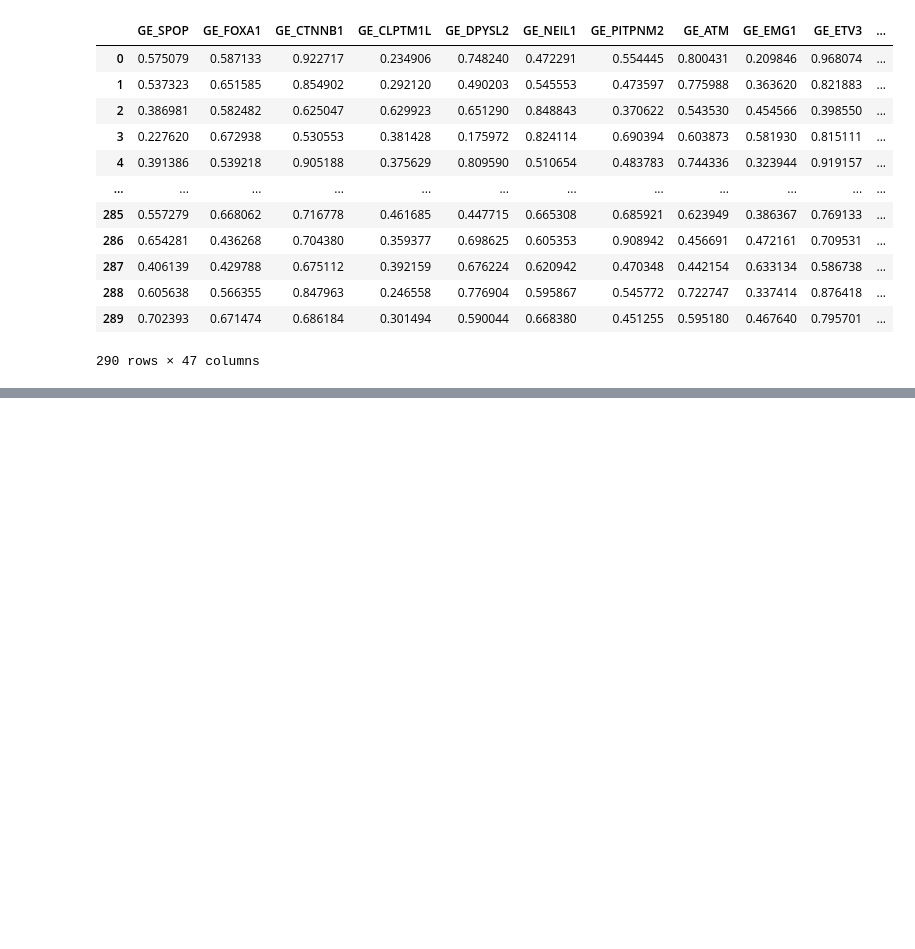
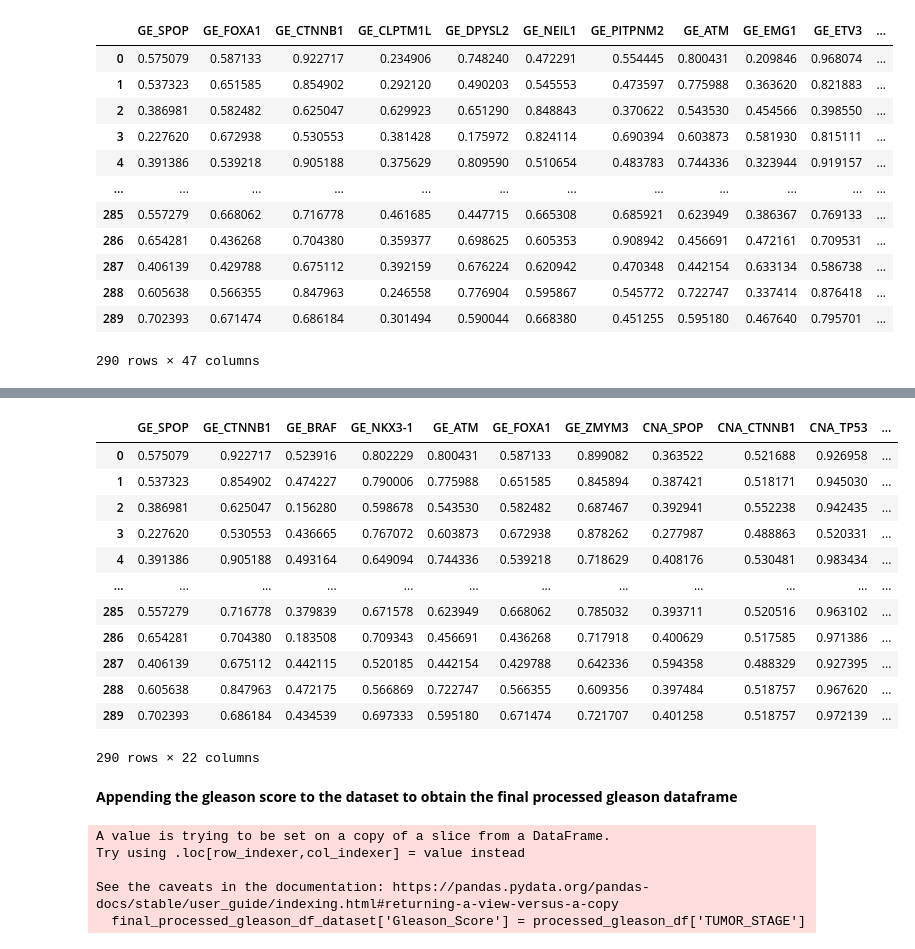
Before and after one commit to SantoshVenkatraman0212/dl-on-multiomics, a Jupyter notebook: GE_Cancer_Multiomics.ipynb, the cells around one changed output, grey strips where cells are left out. Saved outputs shown, nothing was run; the diff lists cells and outputs as text; code cells hidden in the pictures; blank space fills up the shorter version.

Commit message:
Dataset merge implementations.

```diff
--- a/GE_Cancer_Multiomics.ipynb
+++ b/GE_Cancer_Multiomics.ipynb
@@ -244,0 +323,3 @@ processed_gleason_df
+# %%
+CNA_List = [f'CNA_{i}' for i in cancer_genes if f'CNA_{i}' in processed_gleason_df.columns]
+CNA_List
@@ -244,0 +336,3 @@ processed_gleason_df
+# %%
+DM_List = [f'DM_{i}' for i in cancer_genes if f'DM_{i}' in processed_gleason_df.columns]
+DM_List
@@ -244,0 +343,4 @@ processed_gleason_df
+# %%
+#Retaining just the required features from the gleason dataset
+gleason_df_cols_list = GE_List + CNA_List + DM_List
+gleason_df_cols_list
@@ -244,0 +365,28 @@ processed_gleason_df
+# %%
+final_processed_gleason_df_dataset = processed_gleason_df[gleason_df_cols_list]
+# %%
+final_processed_gleason_df_dataset
+# %% [output]
+|  | GE_SPOP | GE_CTNNB1 | GE_BRAF | GE_NKX3-1 | GE_ATM | GE_FOXA1 | GE_ZMYM3 | CNA_SPOP | CNA_CTNNB1 | CNA_TP53 | ... |
+| 0 | 0.575079 | 0.922717 | 0.523916 | 0.802229 | 0.800431 | 0.587133 | 0.899082 | 0.363522 | 0.521688 | 0.926958 | ... |
+| 1 | 0.537323 | 0.854902 | 0.474227 | 0.790006 | 0.775988 | 0.651585 | 0.845894 | 0.387421 | 0.518171 | 0.945030 | ... |
+| 2 | 0.386981 | 0.625047 | 0.156280 | 0.598678 | 0.543530 | 0.582482 | 0.687467 | 0.392941 | 0.552238 | 0.942435 | ... |
+| 3 | 0.227620 | 0.530553 | 0.436665 | 0.767072 | 0.603873 | 0.672938 | 0.878262 | 0.277987 | 0.488863 | 0.520331 | ... |
+| 4 | 0.391386 | 0.905188 | 0.493164 | 0.649094 | 0.744336 | 0.539218 | 0.718629 | 0.408176 | 0.530481 | 0.983434 | ... |
+| ... | ... | ... | ... | ... | ... | ... | ... | ... | ... | ... | ... |
+| 285 | 0.557279 | 0.716778 | 0.379839 | 0.671578 | 0.623949 | 0.668062 | 0.785032 | 0.393711 | 0.520516 | 0.963102 | ... |
+| 286 | 0.654281 | 0.704380 | 0.183508 | 0.709343 | 0.456691 | 0.436268 | 0.717918 | 0.400629 | 0.517585 | 0.971386 | ... |
+| 287 | 0.406139 | 0.675112 | 0.442115 | 0.520185 | 0.442154 | 0.429788 | 0.642336 | 0.594358 | 0.488329 | 0.927395 | ... |
+| 288 | 0.605638 | 0.847963 | 0.472175 | 0.566869 | 0.722747 | 0.566355 | 0.609356 | 0.397484 | 0.518757 | 0.967620 | ... |
+| 289 | 0.702393 | 0.686184 | 0.434539 | 0.697333 | 0.595180 | 0.671474 | 0.721707 | 0.401258 | 0.518757 | 0.972139 | ... |
+290 rows × 22 columns
+# %% [markdown]
+**Appending the gleason score to the dataset to obtain the final processed gleason dataframe**
+# %%
+final_processed_gleason_df_dataset['Gleason_Score'] = processed_gleason_df['TUMOR_STAGE']
+# %% [output]
+A value is trying to be set on a copy of a slice from a DataFrame.
+Try using .loc[row_indexer,col_indexer] = value instead
+
+See the caveats in the documentation: https://pandas.pydata.org/pandas-docs/stable/user_guide/indexing.html#returning-a-view-versus-a-copy
+  final_processed_gleason_df_dataset['Gleason_Score'] = processed_gleason_df['TUMOR_STAGE']
```
Also changed, not shown: parts of 87 cells of this notebook, 3 other files.
